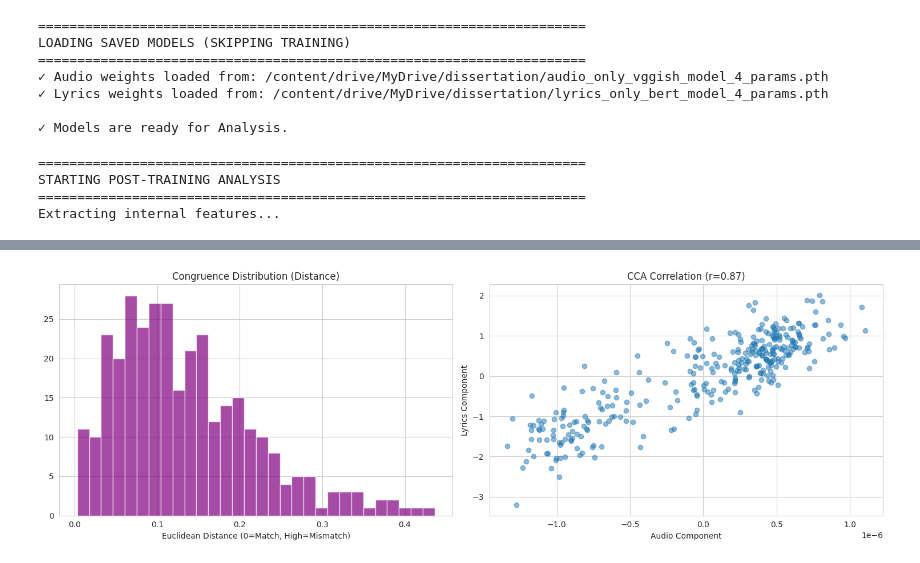
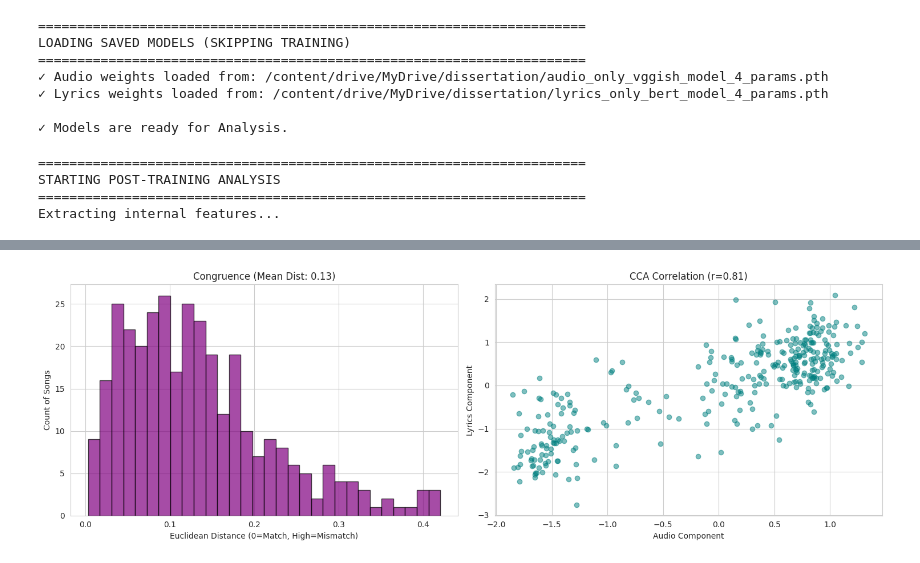
Before and after one commit to GemmaGorey/Dissertation, a Jupyter notebook: Similarity_Analysis_Audio_vsa_Lyrics_Features.ipynb, the cells around one changed output, grey strips where cells are left out. Saved outputs shown, nothing was run; the diff lists cells and outputs as text; code cells hidden in the pictures.

```diff
--- a/Similarity_Analysis_Audio_vsa_Lyrics_Features.ipynb
+++ b/Similarity_Analysis_Audio_vsa_Lyrics_Features.ipynb
@@ -1095,11 +902,6 @@ LOADING SAVED MODELS (SKIPPING TRAINING)
 
 ✓ Models are ready for Analysis.
 # %%
-from sklearn.decomposition import PCA
-from sklearn.cross_decomposition import CCA
-from sklearn.metrics.pairwise import cosine_similarity
-from scipy.stats import pearsonr
-from scipy.spatial.distance import euclidean
 
 
 print("\n" + "="*70)
@@ -1141,7 +943,7 @@ def extract_features_for_analysis(audio_model, lyrics_model, dataloader, device)
     return (np.concatenate(audio_feats), np.concatenate(lyrics_feats),
             np.concatenate(audio_preds), np.concatenate(lyrics_preds))
 
-# 1. Get the data
+# run the function to get the data
 a_features, l_features, a_predictions, l_predictions = extract_features_for_analysis(
     audio_only_model, lyrics_only_model, test_loader, device
 )
@@ -1167,10 +969,12 @@ audio_sim_matrix = cosine_similarity(a_features)
 lyrics_sim_matrix = cosine_similarity(l_features)
 
 # 3. Correlate the matrices (excluding diagonal)
-mask = ~np.eye(audio_sim_matrix.shape[0], dtype=bool)
-rsa_score, _ = pearsonr(audio_sim_matrix[mask], lyrics_sim_matrix[mask])
+mask = ~np.eye(audio_sim_matrix.shape[0], dtype=bool) #remove the diagonal which will be 100% similar
+rsa_score, rsa_p_val = pearsonr(audio_sim_matrix[mask], lyrics_sim_matrix[mask])
 
 print(f"RSA Score (Correlation between structures): {rsa_score:.4f}")
+print(f"RSA P-Value: {rsa_p_val:.4e}")
+
 if rsa_score > 0.1:
     print("Interpretation: Weak but positive connection between sound and text patterns.")
 else:
@@ -1178,32 +982,50 @@ else:
 
 # --- ANALYSIS C: CCA (WITH PCA STEP) ---
 print("\n--- C. CCA Analysis (Shared Variance) ---")
-# 1. PCA Step: Shrink Lyrics from 768 -> 50 dimensions
-pca = PCA(n_components=50)
-l_features_reduced = pca.fit_transform(l_features)
-print("✓ Lyrics reduced via PCA (768 -> 50)")
+# 1. PCA Step: Shrink Lyrics from 768 -> 50 dimensions - reduced later to 15 as results were overly positive - finding trivial relationships
+pca_audio = PCA(n_components=15) #15 obeys the best practise of having 10% and dataset is small for test - only 332 songs
+pca_lyrics = PCA(n_components=15)
+
+print("Reducing Audio features (128 -> 15)...")
+a_features_reduced = pca_audio.fit_transform(a_features)
+print("Reducing Lyrics features (768 -> 15)...")
+l_features_reduced = pca_lyrics.fit_transform(l_features)
 
 # 2. CCA Step
-cca = CCA(n_components=10)
-cca.fit(a_features, l_features_reduced)
-a_c, l_c = cca.transform(a_features, l_features_reduced)
-cca_corr, _ = pearsonr(a_c[:, 0], l_c[:, 0])
+cca = CCA(n_components=5) # top 5 strongest connectsion
+cca.fit(a_features_reduced, l_features_reduced) # get transformation matrix to align them
+a_c, l_c = cca.transform(a_features_reduced, l_features_reduced) #apply the transformation natrix
 
-print(f"Top Canonical Correlation: {cca_corr:.4f}")
-print("Interpretation: A value close to 0 means they share no information.")
-print("                A value close to 1 means they share strong information.")
+print("\nCanonical Correlations:")
+for i in range(3):
+    corr, p_val = pearsonr(a_c[:, i], l_c[:, i])
+    print(f"  Component {i+1}: {corr:.4f} (p={p_val:.2e})")
+
+first_corr, first_p = pearsonr(a_c[:, 0], l_c[:, 0]) #1st component only - possibly change this to 2 or more later
+
+print("-" * 30)
+if first_corr > 0.5 and first_p < 0.05:
+    print(f"VERDICT: ROBUST. The high correlation ({first_corr:.2f}) survived the stress test.")
+    print("The connection between music and lyrics is genuine.")
+elif first_corr > 0.2 and first_p < 0.05:
+    print(f"VERDICT: REALISTIC. The score dropped to ({first_corr:.2f}).")
+    print("The previous 0.88 was likely inflated by the small dataset size.")
+else:
+    print(f"VERDICT: COLLAPSE. The score dropped to ({first_corr:.2f}).")
+    print("The previous result was mostly noise.")
 
 # --- PLOTTING RESULTS ---
 fig, axes = plt.subplots(1, 2, figsize=(15, 5))
 
 # Plot 1: Congruence Histogram
-axes[0].hist(distances, bins=30, color='purple', alpha=0.7)
-axes[0].set_title("Congruence Distribution (Distance)")
+axes[0].hist(distances, bins=30, color='purple', alpha=0.7, edgecolor='black')
+axes[0].set_title(f"Congruence (Mean Dist: {distances.mean():.2f})")
 axes[0].set_xlabel("Euclidean Distance (0=Match, High=Mismatch)")
+axes[0].set_ylabel("Count of Songs")
 
 # Plot 2: CCA Scatter
-axes[1].scatter(a_c[:, 0], l_c[:, 0], alpha=0.5)
-axes[1].set_title(f"CCA Correlation (r={cca_corr:.2f})")
+axes[1].scatter(a_c[:, 0], l_c[:, 0], alpha=0.5, c='teal')
+axes[1].set_title(f"CCA Correlation (r={first_corr:.2f})") # Fixed variable name here (was cca_corr)
 axes[1].set_xlabel("Audio Component")
 axes[1].set_ylabel("Lyrics Component")
 
@@ -1231 +1056 @@ Interpretation: A value close to 0 means they share no information.
-[figure, old version]
+[figure, new version]
```
Also changed, not shown: parts of 14 cells of this notebook.
